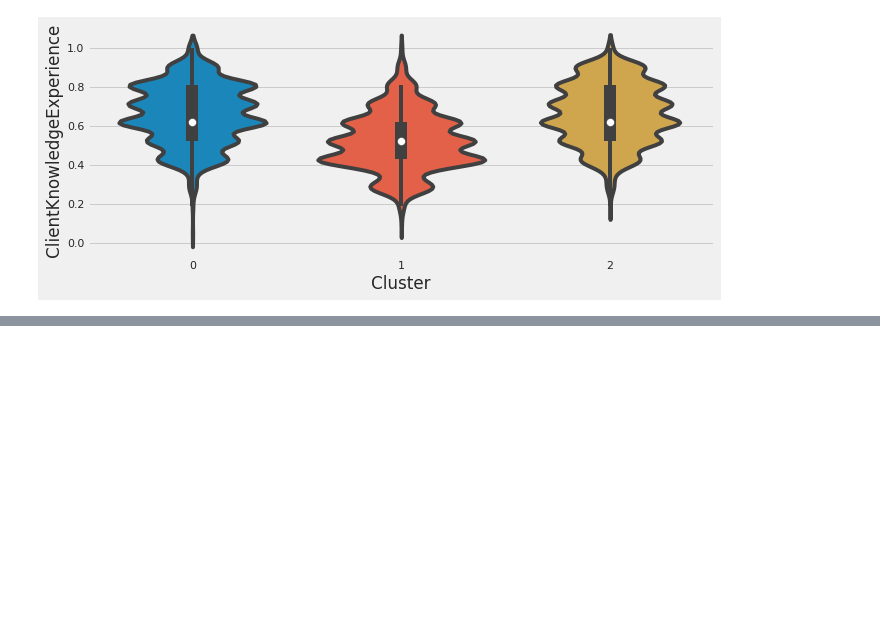
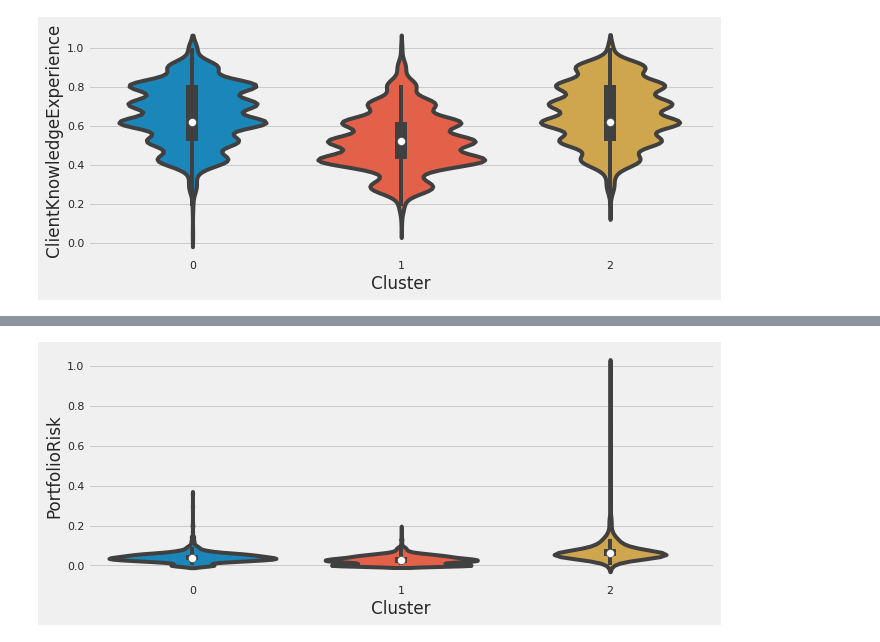
Before and after one commit to ennio-guzman/DataScienceLab, a Jupyter notebook: Data_science_lab.ipynb, the cells around one changed output, grey strips where cells are left out. Drawn from its saved outputs; the diff is of its cells as text; code cells hidden in the pictures; blank space fills up the shorter version.

```diff
--- a/Data_science_lab.ipynb
+++ b/Data_science_lab.ipynb
@@ -358,0 +361,5 @@ plt.show()
+# %%
+sns.violinplot(x=Data_clustered_1.Cluster, y=Data_clustered_1.PortfolioRisk)
+plt.show()
+# %% [output]
+[figure, added]
```
Also changed, not shown: parts of 3 cells of this notebook.
